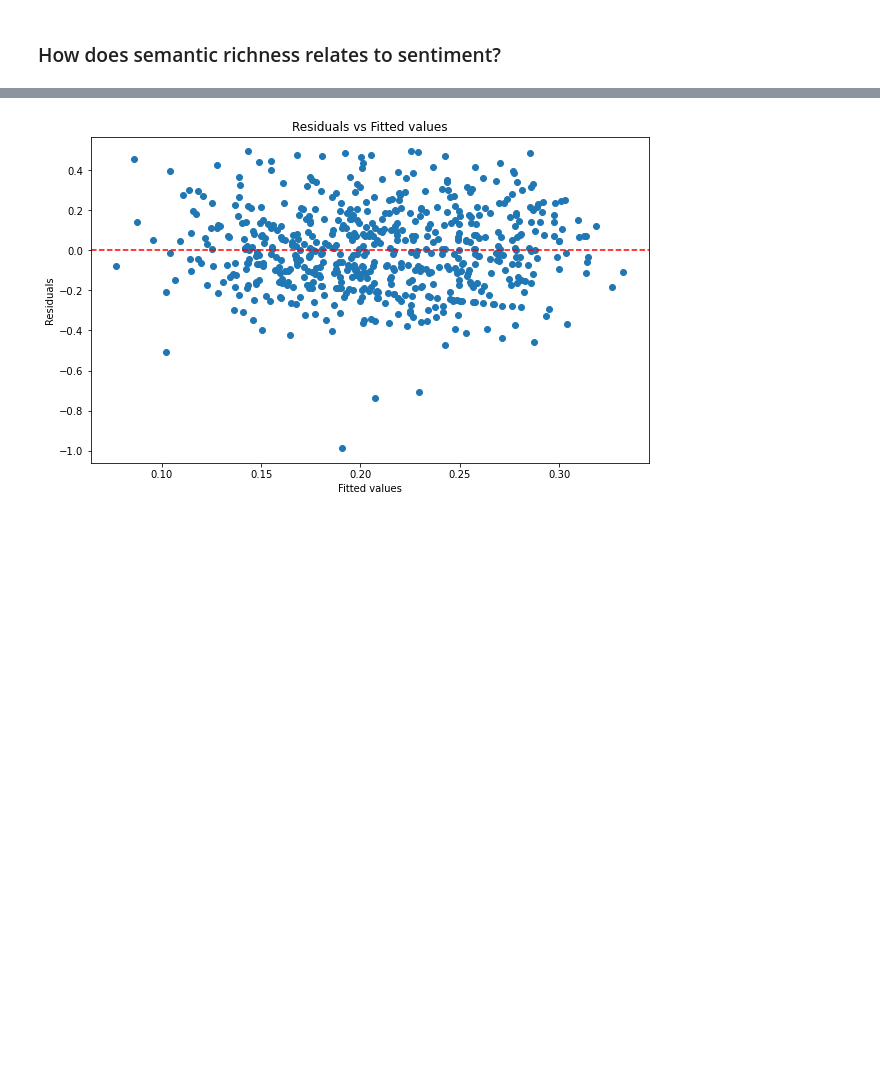
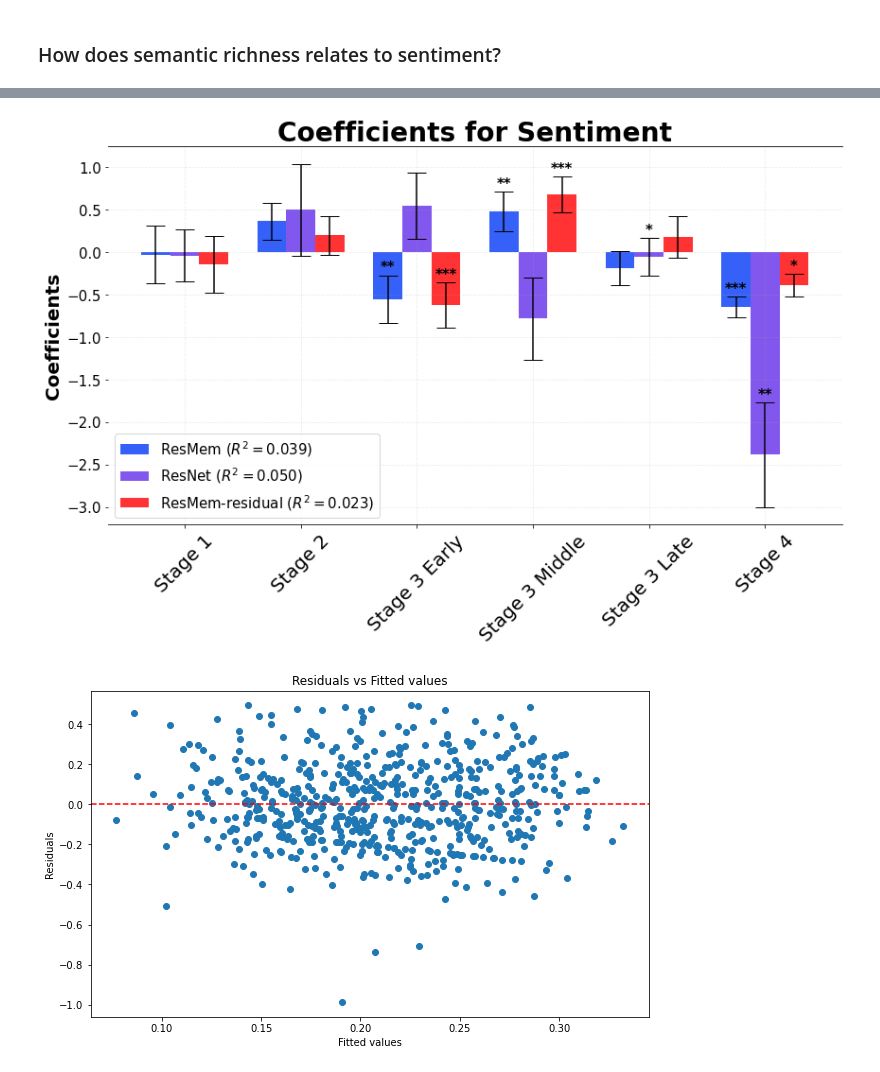
Before and after one commit to shikangpeng/memMedia, a Jupyter notebook: corr_analysis.ipynb, the cells around one changed output, grey strips where cells are left out. Saved outputs shown, nothing was run; the diff lists cells and outputs as text; code cells hidden in the pictures; blank space fills up the shorter version.

```diff
--- a/corr_analysis.ipynb
+++ b/corr_analysis.ipynb
@@ -558,3 +607,89 @@ plt.show()
+# %%
+import matplotlib.pyplot as plt
+import numpy as np
+
+# Data
+stages = ["Stage 1", "Stage 2", "Stage 3 Early", "Stage 3 Middle", "Stage 3 Late", "Stage 4"]
+coef = [-0.03,0.3628,-0.558,0.476,-0.1902,-0.6475]
+std_err = [0.344,0.215,0.283,0.229,0.202,0.120]
+
+stages_r = ["Stage 1", "Stage 2", "Stage 3 Early", "Stage 3 Middle", "Stage 3 Late", "Stage 4"]
+coef_r =[-0.0410,0.4964,0.5465,-0.7838,-0.0577,-2.3866]
+std_err_r = [0.307,0.541,0.387,0.482,0.222,0.620]
+
+stages_resid = ["Stage 1", "Stage 2", "Stage 3 Early", "Stage 3 Middle", "Stage 3 Late", "Stage 4"]
+coef_resid = [-0.1431,0.194,-0.6247,0.6745,0.1809,-0.3948]
+std_err_resid = [0.336,0.23,0.264,0.212,0.244,0.132]
+
+x_values = np.arange(len(stages))
+
+# Plot setup
+fig, ax = plt.subplots(figsize=(12, 8))
+width = 0.25  # Bar width (reduced to prevent overlap)
+
+# Plot bars for stages
+bars1 = ax.bar(x_values - width, coef, color='#0339f8', yerr=std_err, capsize=10, alpha=0.8, width=width, label='ResMem ($R^2 = 0.039$)')
+bars2 = ax.bar(x_values, coef_r, color="#632DE9", yerr=std_err_r, capsize=10, alpha=0.8, width=width, label='ResNet ($R^2 = 0.050$)')
+bars3 = ax.bar(x_values + width, coef_resid, color="red", yerr=std_err_resid, capsize=10, alpha=0.8, width=width, label='ResMem-residual ($R^2 = 0.023$)')
+
+# Axes and labels
+ax.set_xticks(x_values)
+ax.set_xticklabels(stages, rotation=45, fontsize=20)
+plt.yticks(fontsize=15)
+ax.set_ylabel('Coefficients', fontsize=20, fontweight='bold')
+ax.set_title('Coefficients for Sentiment', fontsize=28, fontweight='bold')
+ax.grid(True, linestyle='--', alpha=0.25)
+ax.spines['left'].set_visible(False)
+ax.spines['right'].set_visible(False)
+
+# Add significance markers for 'stages'
+significance = [1,1,0.001,0.001,1,0]
+significance_r = [1,1,1,1,0.029,0.008]
+significance_resid = [1,1,0,0,1,0.011]
+
+for i, bar in enumerate(bars1):
+    if significance[i] < 0.001:
+        ax.text(bar.get_x() + bar.get_width() / 2., bar.get_height() + std_err[i] + 0.01, '***',
+                ha='center', va='bottom', color='black', fontsize=15, fontweight='bold')
+    elif significance[i] < 0.01:
+        ax.text(bar.get_x() + bar.get_width() / 2., bar.get_height() + std_err[i] + 0.01, '**',
+                ha='center', va='bottom', color='black', fontsize=15, fontweight='bold')
+    elif significance[i] < 0.05:
+        ax.text(bar.get_x() + bar.get_width() / 2., bar.get_height() + std_err[i] + 0.01, '*',
+                ha='center', va='bottom', color='black', fontsize=15, fontweight='bold')
+
+# Add significance markers for 'stages_r'
+for i, bar in enumerate(bars2):
+    if significance_r[i] < 0.001:
+        ax.text(bar.get_x() + bar.get_width() / 2., bar.get_height() + std_err_r[i] + 0.01, '***',
+                ha='center', va='bottom', color='black', fontsize=15, fontweight='bold')
+    elif significance_r[i] < 0.01:
+        ax.text(bar.get_x() + bar.get_width() / 2., bar.get_height() + std_err_r[i] + 0.01, '**',
+                ha='center', va='bottom', color='black', fontsize=15, fontweight='bold')
+    elif significance_r[i] < 0.05:
+        ax.text(bar.get_x() + bar.get_width() / 2., bar.get_height() + std_err_r[i] + 0.01, '*',
+                ha='center', va='bottom', color='black', fontsize=15, fontweight='bold')
+
+# Add significance markers for 'stages_resid'
+for i, bar in enumerate(bars3):
+    if significance_resid[i] < 0.001:
+        ax.text(bar.get_x() + bar.get_width() / 2., bar.get_height() + std_err_resid[i] + 0.01, '***',
+                ha='center', va='bottom', color='black', fontsize=15, fontweight='bold')
+    elif significance_resid[i] < 0.01:
+        ax.text(bar.get_x() + bar.get_width() / 2., bar.get_height() + std_err_resid[i] + 0.01, '**',
+                ha='center', va='bottom', color='black', fontsize=15, fontweight='bold')
+    elif significance_resid[i] < 0.05:
+        ax.text(bar.get_x() + bar.get_width() / 2., bar.get_height() + std_err_resid[i] + 0.01, '*',
+                ha='center', va='bottom', color='black', fontsize=15, fontweight='bold')
+
+# Legend
+ax.legend(fontsize=15, loc='lower left')
+
+# Tight layout
+plt.tight_layout()
+plt.show()
+# %% [output]
+[figure, added]
 # %%
 residuals = model.resid_response
 
```
Also changed, not shown: parts of 40 cells of this notebook.
